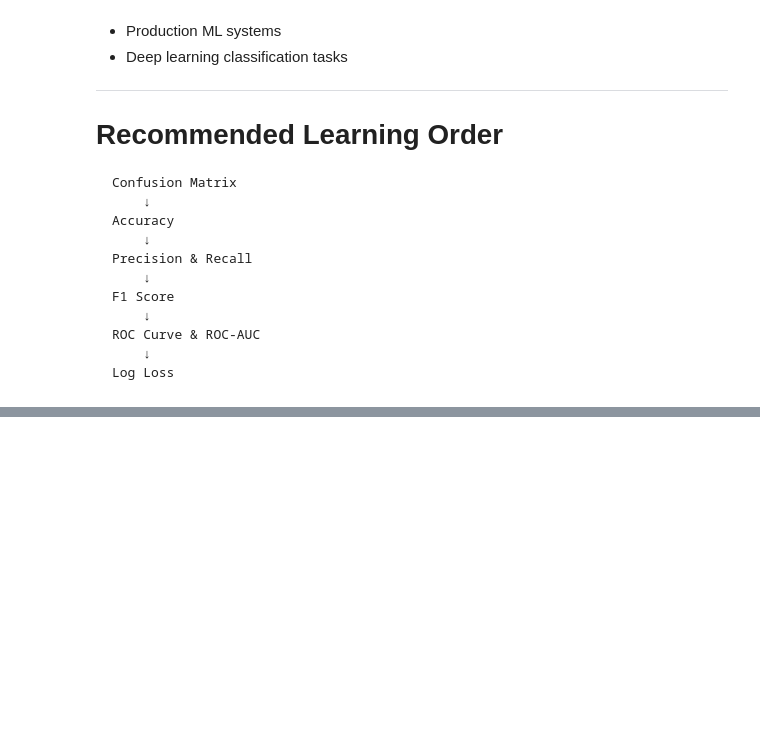
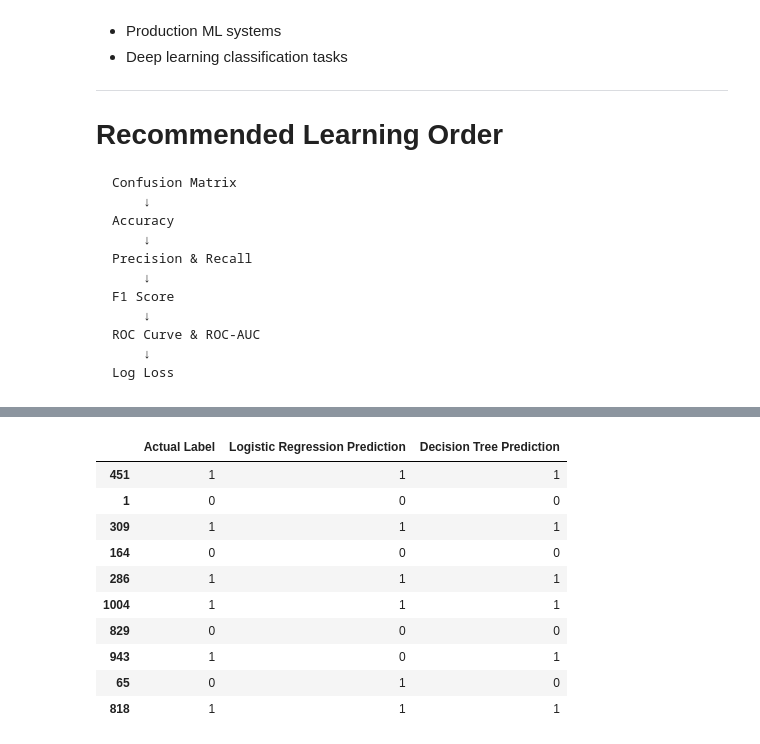
Before and after one commit to ipartzix/AI-ML-ENGINEERING-JOURNEY, a Jupyter notebook: 03_Machine_Learning/07_Model_Evaluation_&_Validation/02_Classification_Metrics/Classification_Metrics.ipynb, the cells around one changed output, grey strips where cells are left out. Cells and saved outputs as stored; diff of their text form; code cells hidden in the pictures; blank space fills up the shorter version.

```diff
--- a/03_Machine_Learning/07_Model_Evaluation_&_Validation/02_Classification_Metrics/Classification_Metrics.ipynb
+++ b/03_Machine_Learning/07_Model_Evaluation_&_Validation/02_Classification_Metrics/Classification_Metrics.ipynb
@@ -309,0 +337,3 @@ Log Loss
+# %%
+clf1.fit(X_train,y_train)
+clf2.fit(X_train,y_train)
@@ -309,0 +350,3 @@ Log Loss
+# %%
+y_pred1 = clf1.predict(X_test)
+y_pred2 = clf2.predict(X_test)
@@ -309,0 +381,19 @@ Log Loss
+# %%
+result = pd.DataFrame()
+result['Actual Label'] = y_test
+result['Logistic Regression Prediction'] = y_pred1
+result['Decision Tree Prediction'] = y_pred2
+# %%
+result.sample(10)
+# %% [output]
+|  | Actual Label | Logistic Regression Prediction | Decision Tree Prediction |
+| 451 | 1 | 1 | 1 |
+| 1 | 0 | 0 | 0 |
+| 309 | 1 | 1 | 1 |
+| 164 | 0 | 0 | 0 |
+| 286 | 1 | 1 | 1 |
+| 1004 | 1 | 1 | 1 |
+| 829 | 0 | 0 | 0 |
+| 943 | 1 | 0 | 1 |
+| 65 | 0 | 1 | 0 |
+| 818 | 1 | 1 | 1 |
```
Also changed, not shown: parts of 12 cells of this notebook.
